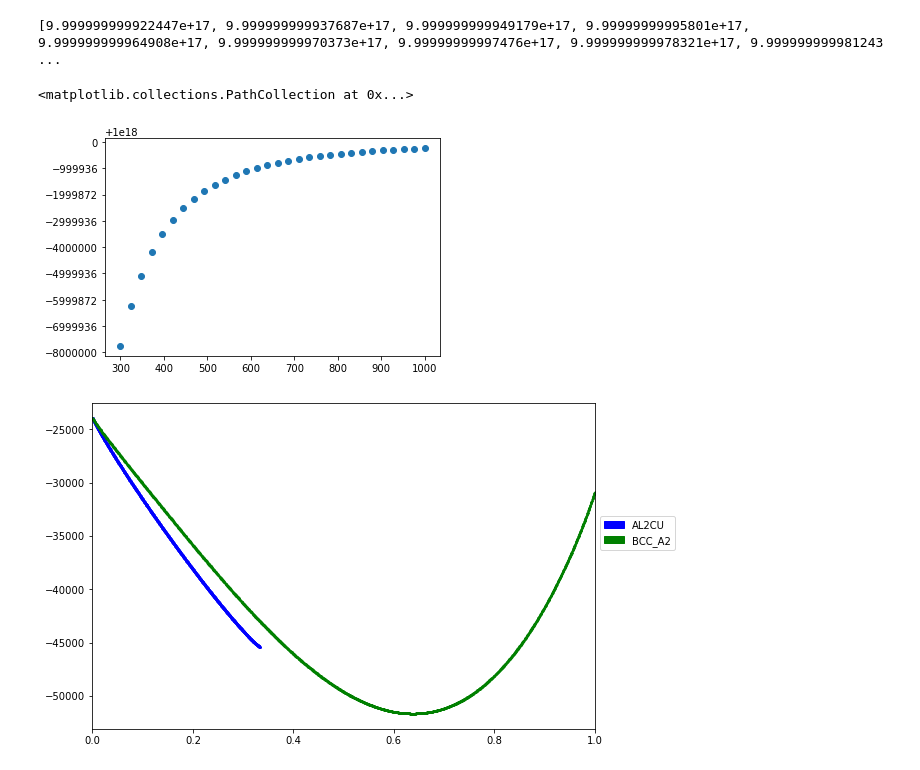
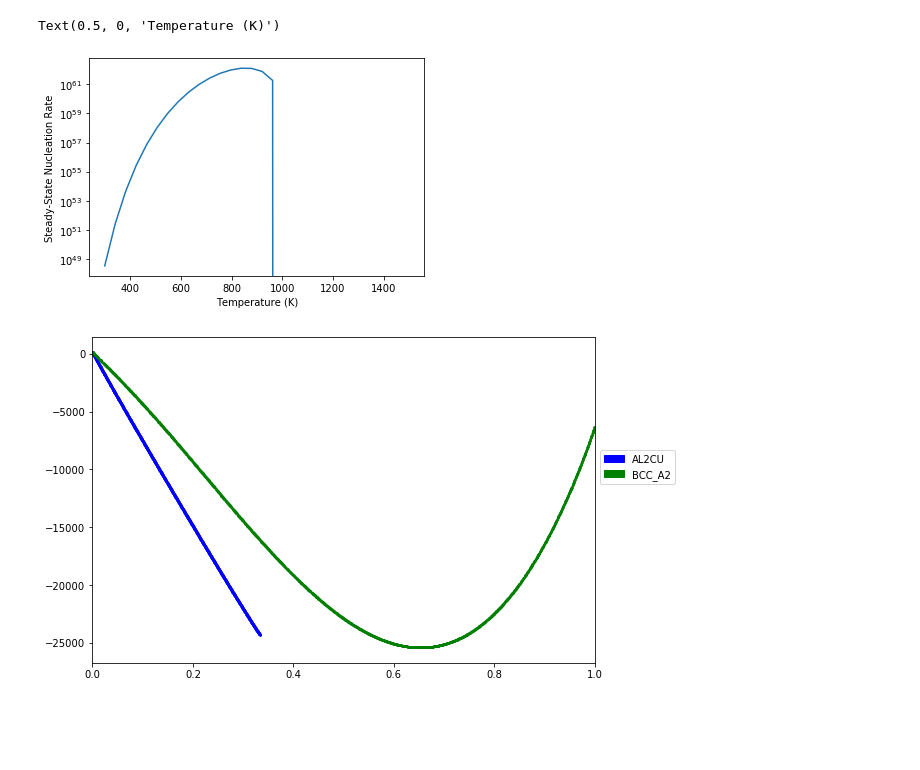
Before and after one commit to richardotis/pycalphad-sandbox, a Jupyter notebook: NucleationBarrier.ipynb, the cells around one changed output. Cells and saved outputs as stored; diff of their text form; code cells hidden in the pictures; blank space fills up the shorter version.

Commit message:
NucleationBarrier: rough proof of concept

```diff
--- a/NucleationBarrier.ipynb
+++ b/NucleationBarrier.ipynb
@@ -62,12 +79,12 @@ for temp in temps:
     results.append(result)
 # %%
 import matplotlib.pyplot as plt
-print(results)
-plt.scatter(temps, results)
+plt.semilogy(temps, results)
+plt.ylabel('Steady-State Nucleation Rate')
+plt.xlabel('Temperature (K)')
 # %% [output]
-[9.999999999922447e+17, 9.999999999937687e+17, 9.999999999949179e+17, 9.99999999995801e+17, 9.999999999964908e+17, 9.999999999970373e+17, 9.99999999997476e+17, 9.999999999978321e+17, 9.999999999981243 ...
+Text(0.5, 0, 'Temperature (K)')
-<matplotlib.collections.PathCollection at 0x...>
-[figure, old version]
+[figure, new version]
 # %%
 from pycalphad import calculate
 import matplotlib.pyplot as plt
@@ -80,11 +97,11 @@ legend_handles, colorlist = phase_legend(my_phases)
 fig = plt.figure(figsize=(9,6))
 ax = fig.gca()
 for name in my_phases:
-    result = calculate(dbf, ['AL', 'CU', 'VA'], name, P=101325, T=800, output='GM')
+    result = calculate(dbf, ['AL', 'CU', 'VA'], name, P=101325, T=300, output='GM')
     ax.scatter(result.X.sel(component='CU'), result.GM,
                marker='.', s=5, color=colorlist[name.upper()])
 ax.set_xlim((0, 1))
 ax.legend(handles=legend_handles, loc='center left', bbox_to_anchor=(1, 0.6))
 plt.show()
 # %% [output]
-[figure, old version]
+[figure, new version]
```
Also changed, not shown: parts of 2 cells of this notebook.
